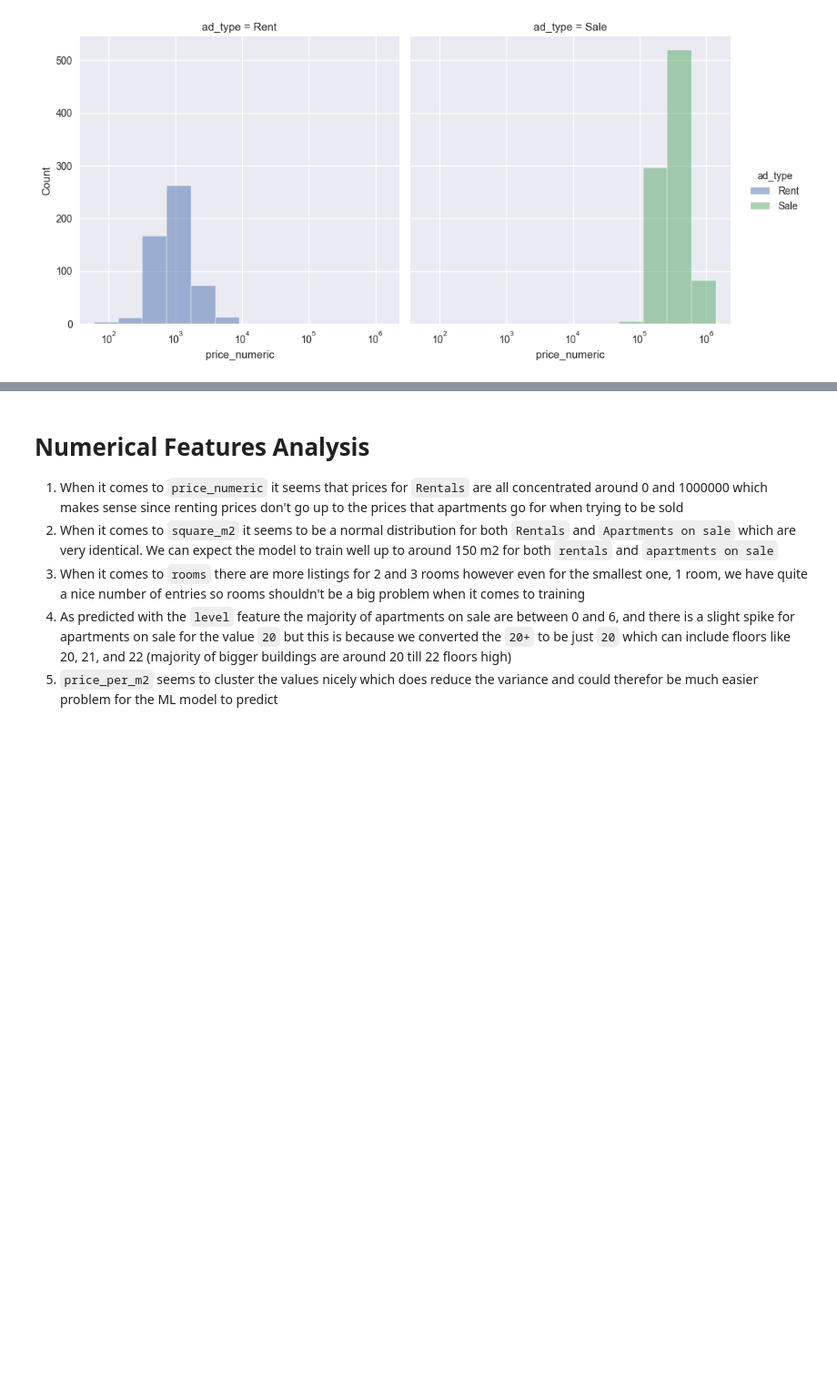
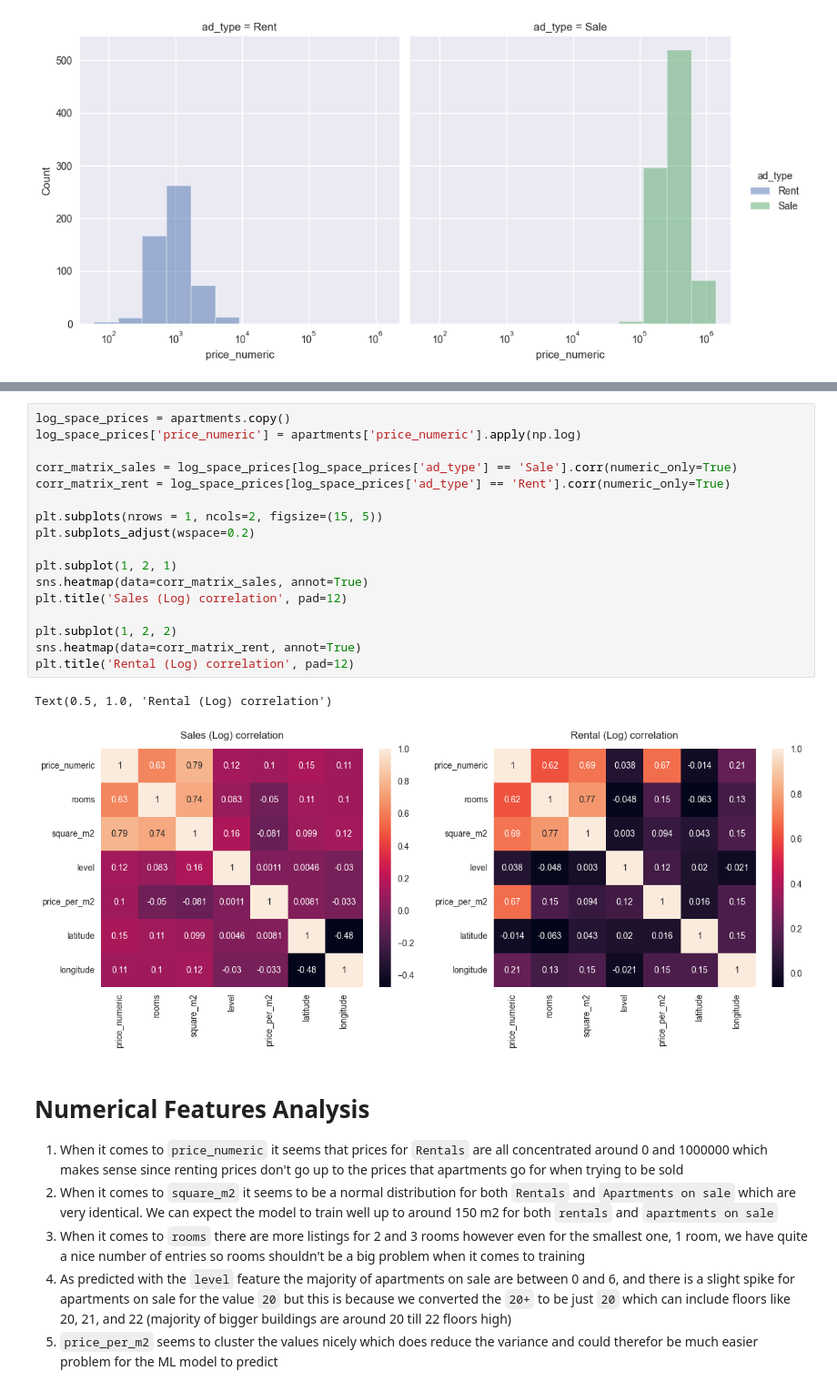
Before and after one commit to EmreArapcicUevak/EE418-Introduction-to-Machine-Learning-Project, a Jupyter notebook: notebooks/feature_analysis.ipynb, the cells around one changed output, grey strips where cells are left out. Shown at 91% size. Saved outputs shown, nothing was run; the diff lists cells and outputs as text; blank space fills up the shorter version.

```diff
--- a/notebooks/feature_analysis.ipynb
+++ b/notebooks/feature_analysis.ipynb
@@ -304,3 +315,23 @@ sns.heatmap(data=corr_matrix, annot=True)
+# %%
+log_space_prices = apartments.copy()
+log_space_prices['price_numeric'] = apartments['price_numeric'].apply(np.log)
+
+corr_matrix_sales = log_space_prices[log_space_prices['ad_type'] == 'Sale'].corr(numeric_only=True)
+corr_matrix_rent = log_space_prices[log_space_prices['ad_type'] == 'Rent'].corr(numeric_only=True)
+
+plt.subplots(nrows = 1, ncols=2, figsize=(15, 5))
+plt.subplots_adjust(wspace=0.2)
+
+plt.subplot(1, 2, 1)
+sns.heatmap(data=corr_matrix_sales, annot=True)
+plt.title('Sales (Log) correlation', pad=12)
+
+plt.subplot(1, 2, 2)
+sns.heatmap(data=corr_matrix_rent, annot=True)
+plt.title('Rental (Log) correlation', pad=12)
+# %% [output]
+Text(0.5, 1.0, 'Rental (Log) correlation')
+[figure, added]
 # %% [markdown]
 # Numerical Features Analysis
 
```
Also changed, not shown: parts of 4 cells of this notebook.
